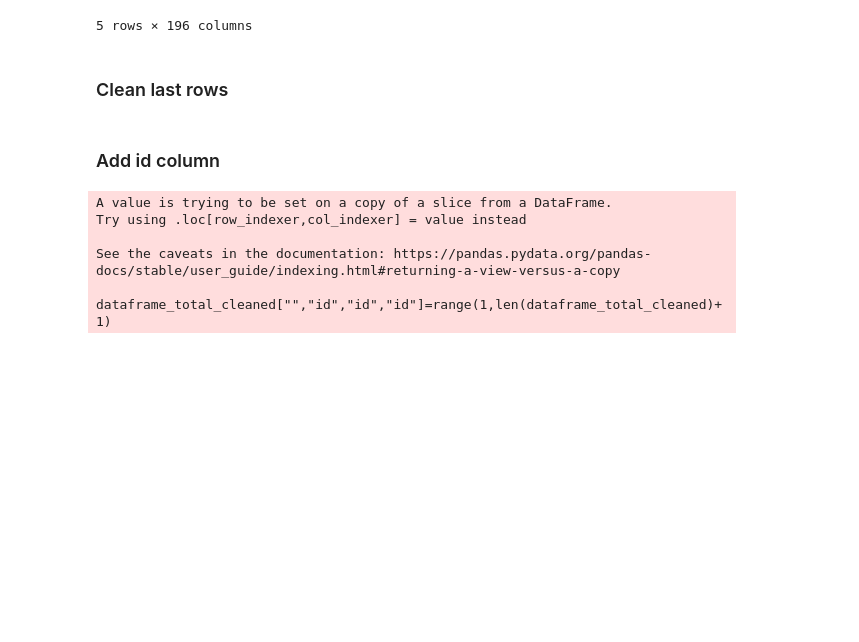
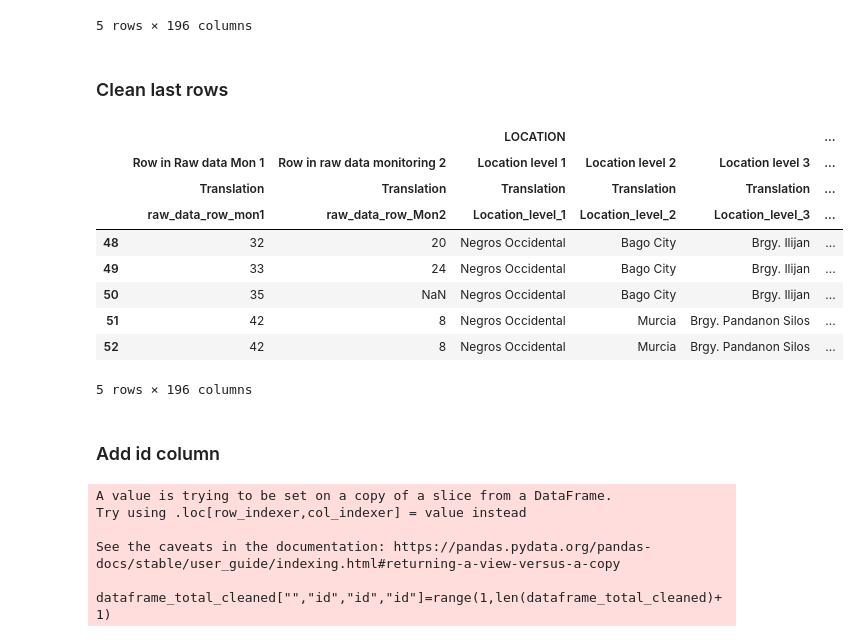
Before and after one commit to mounir-hammouti/Create-sheets-from-standard-input, a Jupyter notebook: get_sheets_from_standard_file.ipynb, the cells around one changed output. Saved outputs shown, nothing was run; the diff lists cells and outputs as text; code cells hidden in the pictures; blank space fills up the shorter version.

```diff
--- a/get_sheets_from_standard_file.ipynb
+++ b/get_sheets_from_standard_file.ipynb
@@ -102,11 +102,27 @@ dataframe_total.tail(5)
 ### Clean last rows
 # %%
 def drop_last_rows(df):
+    df_with_no_end_delimiter=df
     nb_unique_values_per_row=df.nunique(axis=1)
-    end_of_dataframe=nb_unique_values_per_row[nb_unique_values_per_row == 1].index.tolist()[0] #récupérer l'index de la ligne ou il y'a une seul et unique valeur (END)
-    return df[0:end_of_dataframe]
+    rows_with_single_value=nb_unique_values_per_row[nb_unique_values_per_row == 1].index.tolist() #récupérer les index des lignes ou il y'a une seul et unique valeur (END)
+    if (len(rows_with_single_value) != 0):
+        end_of_dataframe=rows_with_single_value[0] # récupérer la premiere qui ne contient qu'une seule valeur (END)
+        df_with_no_end_delimiter = df[0:end_of_dataframe]
+    return df_with_no_end_delimiter
 # %%
 dataframe_total_cleaned=drop_last_rows(dataframe_total)
+dataframe_total_cleaned.tail(5)
+# %% [output]
+|  |  |  | LOCATION |  |  | ... |
+|  | Row in Raw data Mon 1 | Row in raw data monitoring 2 | Location level 1 | Location level 2 | Location level 3 | ... |
+|  | Translation | Translation | Translation | Translation | Translation | ... |
+|  | raw_data_row_mon1 | raw_data_row_Mon2 | Location_level_1 | Location_level_2 | Location_level_3 | ... |
+| 48 | 32 | 20 | Negros Occidental | Bago City | Brgy. Ilijan | ... |
+| 49 | 33 | 24 | Negros Occidental | Bago City | Brgy. Ilijan | ... |
+| 50 | 35 | NaN | Negros Occidental | Bago City | Brgy. Ilijan | ... |
+| 51 | 42 | 8 | Negros Occidental | Murcia | Brgy. Pandanon Silos | ... |
+| 52 | 42 | 8 | Negros Occidental | Murcia | Brgy. Pandanon Silos | ... |
+5 rows × 196 columns
 # %% [markdown]
 ### Add id column
 # %%
```
Also changed, not shown: parts of 10 cells of this notebook, 1 other file.
